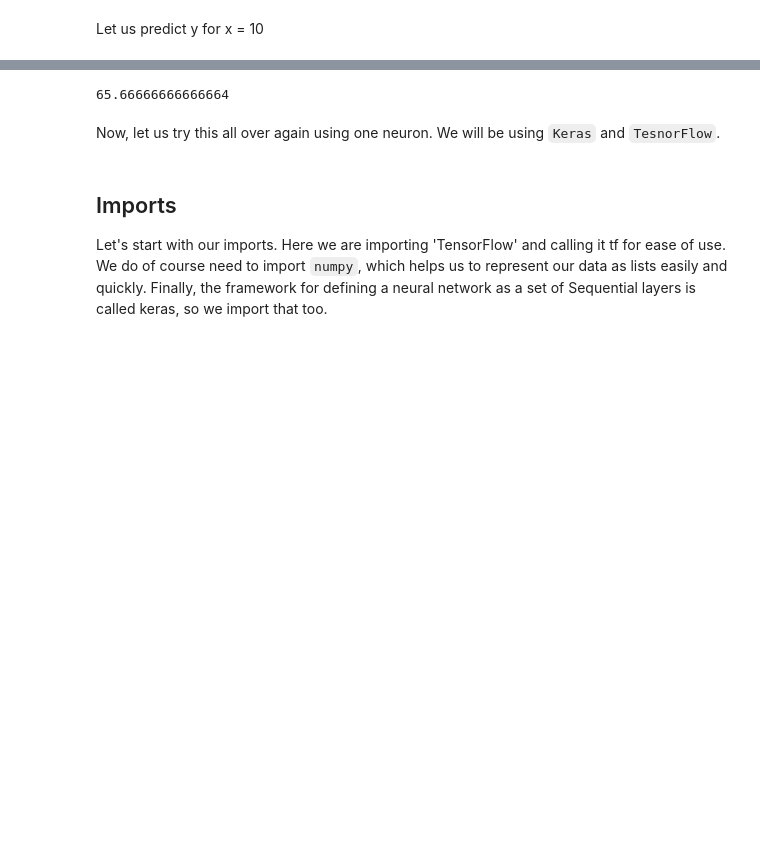
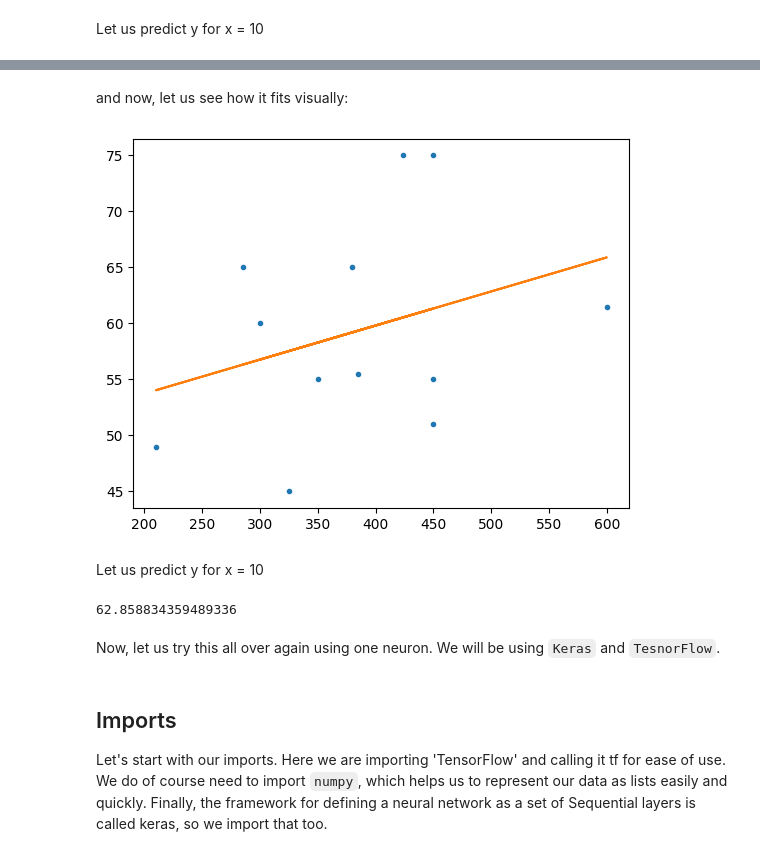
Before and after one commit to mohdkassar/AAI612_kassar, a Jupyter notebook: Week1/Notebook1.1.ipynb, the cells around one changed output, grey strips where cells are left out. Saved outputs shown, nothing was run; the diff lists cells and outputs as text; code cells hidden in the pictures; blank space fills up the shorter version.

```diff
--- a/Week1/Notebook1.1.ipynb
+++ b/Week1/Notebook1.1.ipynb
@@ -62,8 +83,18 @@ Let us predict y for x = 10
+# %% [markdown]
+and now, let us see how it fits visually:
+# %%
+plt.plot(x2, y, '.')
+plt.plot(x2, y_hat2, '-')
+plt.show()
+# %% [output]
+[figure, added]
+# %% [markdown]
+Let us predict y for x = 10
 # %%
-x = 10
-print(m*x+b)
+x = 500
+print(m2*x+b2)
 # %% [output]
-65.66666666666664
+62.858834359489336
 # %% [markdown]
 Now, let us try this all over again using one neuron.  We will be using `Keras` and `TesnorFlow`.
 # %% [markdown]
```
Also changed, not shown: parts of 19 cells of this notebook.
